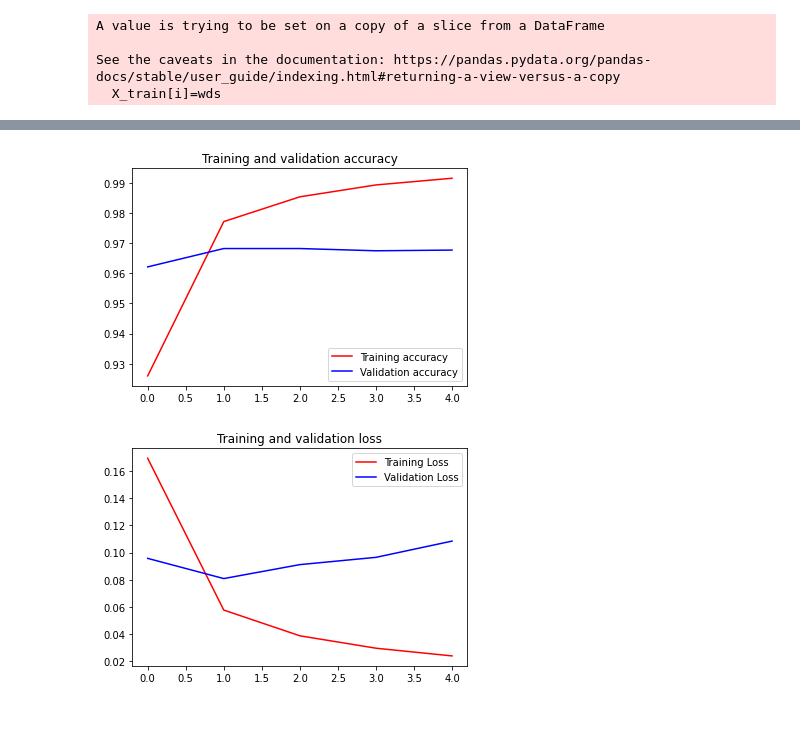
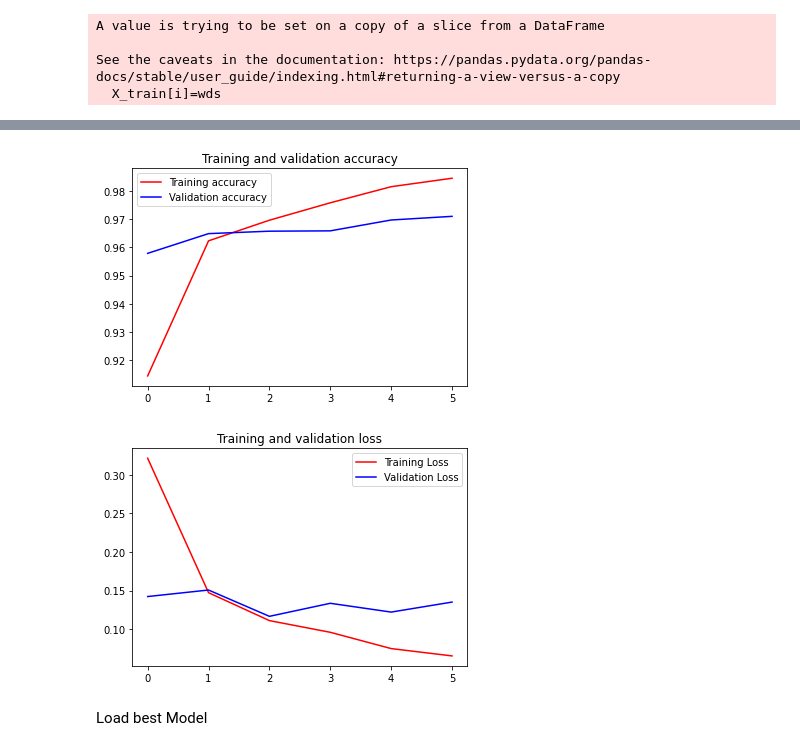
Before and after one commit to MachineAbiogenesis/Algorithms, a Jupyter notebook: Text_Emotion_Recognition.ipynb, the cells around one changed output, grey strips where cells are left out. Saved outputs shown, nothing was run; the diff lists cells and outputs as text; code cells hidden in the pictures; blank space fills up the shorter version.

```diff
--- a/Text_Emotion_Recognition.ipynb
+++ b/Text_Emotion_Recognition.ipynb
@@ -139,13 +148,13 @@ import tensorflow.keras as tk
 import tensorflow as tf
 import numpy as np
 
-my_model1 = tk.Sequential([
+my_model2 = tk.Sequential([
    tk.layers.Embedding(vocab_size, embedding_dim, input_length=max_length),
    tk.layers.Bidirectional(tk.layers.LSTM(32,return_sequences=True,kernel_initializer='he_normal')),
    tk.layers.Bidirectional(tk.layers.LSTM(32)),
    tk.layers.Dense(64, activation='relu'),
    tk.layers.Dropout(0.2),
-   tk.layers.Dense(1, activation='sigmoid')
+   tk.layers.Dense(1, activation='relu')
 ])
 
 padded_seq_train=np.array(padded_seq_train)
@@ -154,14 +163,12 @@ padded_seq_test=np.array(padded_seq_test)
 y_val=np.array(y_val)
 
 
-my_model1.compile(optimizer='adam',
+my_model2.compile(optimizer='adam',
                 loss = tf.keras.losses.binary_crossentropy,
                 metrics=['accuracy'])
 
-history1=my_model1.fit(padded_seq_train,
+history1=my_model2.fit(padded_seq_train,
             y_train,
-            steps_per_epoch=1000,
-
             epochs=15,
             validation_data=(padded_seq_test, y_val),callbacks=[callbacks])
 # %% [output]
@@ -178,27 +187,33 @@ Epoch 5/15
 # %%
 import matplotlib.pyplot as plt
 acc = history1.history['accuracy'] ### YOUR CODE HERE
 val_acc = history1.history['val_accuracy'] ### YOUR CODE HERE
 loss = history1.history['loss'] ### YOUR CODE HERE
 val_loss = history1.history['val_loss'] ### YOUR CODE HERE
 
 epochs = range(len(acc))
 
 plt.plot(epochs, acc, 'r', label='Training accuracy')
 plt.plot(epochs, val_acc, 'b', label='Validation accuracy')
 plt.title('Training and validation accuracy')
 plt.legend()
-plt.figure()
 
-plt.plot(epochs, loss, 'r', label='Training Loss')
-plt.plot(epochs, val_loss, 'b', label='Validation Loss')
-plt.title('Training and validation loss')
-plt.legend()
 
 plt.show()
 # %% [output]
-[figure, old version]
+[figure, new version]
-[figure, removed]
+# %%
+
+plt.plot(epochs, loss, 'r', label='Training Loss')
+plt.plot(epochs, val_loss, 'b', label='Validation Loss')
+plt.title('Training and validation loss')
+plt.legend()
+
+plt.show()
+# %% [output]
+[figure, added]
 # %%
 padded_seq_eval=np.array(padded_seq_eval)
 Y_test=np.array(Y_test)
+# %% [markdown]
+Load best Model
```
Also changed, not shown: parts of 16 cells of this notebook.
